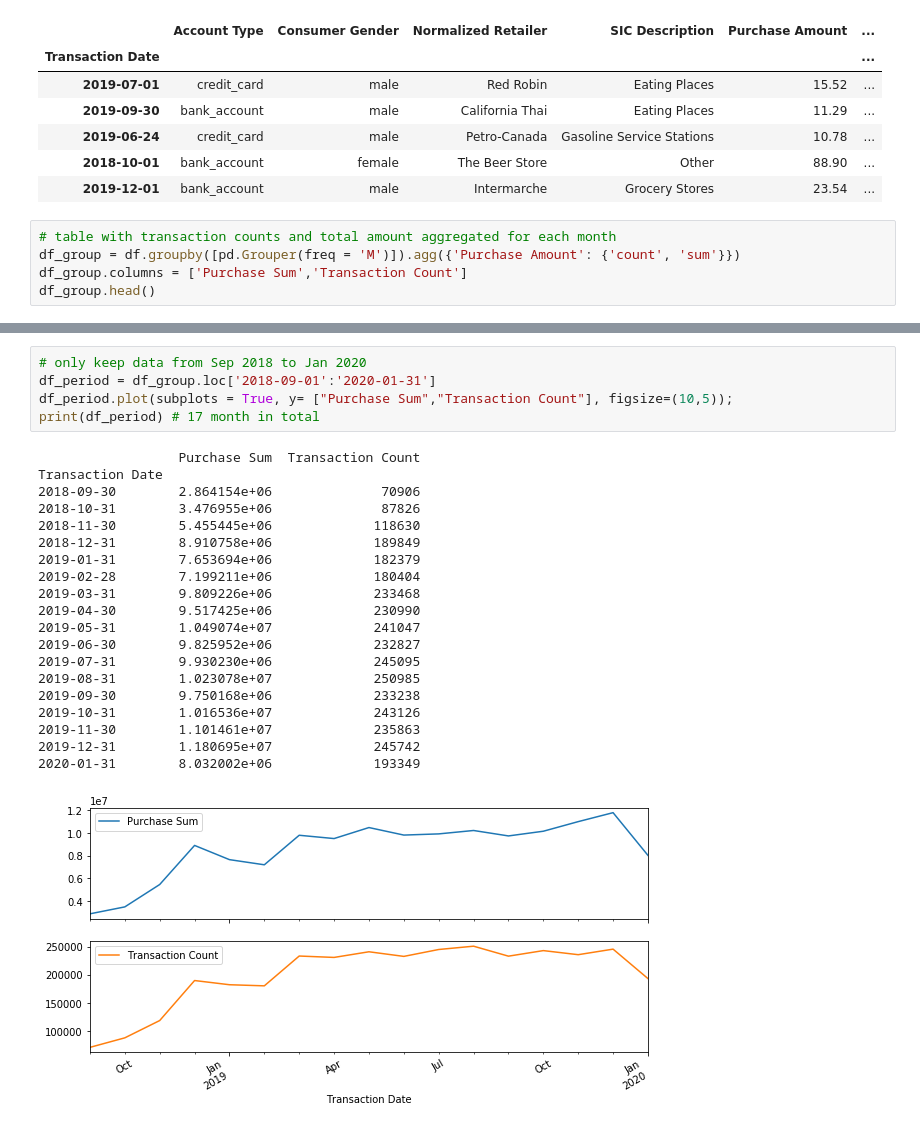
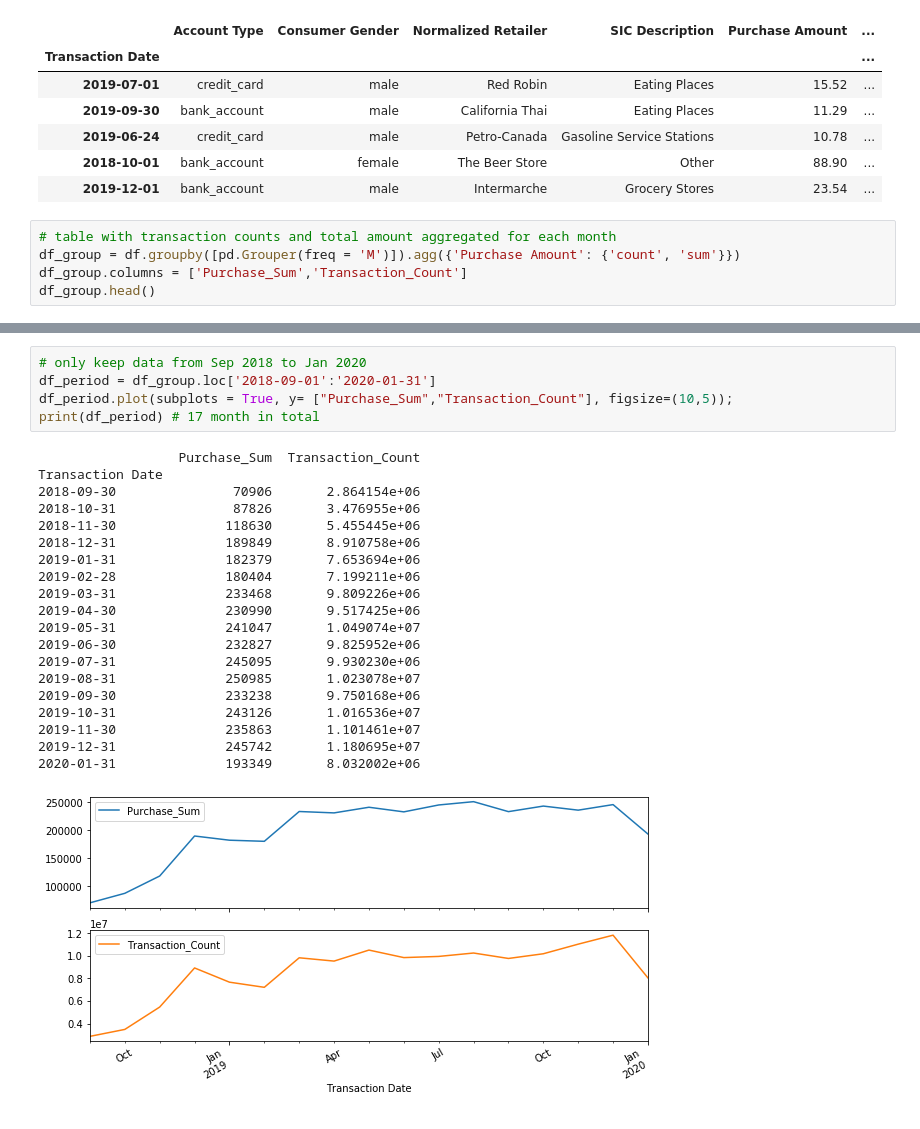
Before and after one commit to rui-zhang-ocean/Predict_Transactions, a Jupyter notebook: forecast_sales.ipynb, the cells around one changed output, grey strips where cells are left out. Saved outputs shown, nothing was run; the diff lists cells and outputs as text.

```diff
--- a/forecast_sales.ipynb
+++ b/forecast_sales.ipynb
@@ -22,6 +22,6 @@ df.head()
 # %%
 # table with transaction counts and total amount aggregated for each month
 df_group = df.groupby([pd.Grouper(freq = 'M')]).agg({'Purchase Amount': {'count', 'sum'}})
-df_group.columns = ['Purchase Sum','Transaction Count']
+df_group.columns = ['Purchase_Sum','Transaction_Count']
 df_group.head()
 # %% [output]
@@ -39,26 +39,26 @@ df_group.plot(subplots = True, y= ["Purchase Sum","Transaction Count"], figsize=
 # %%
 # only keep data from Sep 2018 to Jan 2020
 df_period = df_group.loc['2018-09-01':'2020-01-31']
-df_period.plot(subplots = True, y= ["Purchase Sum","Transaction Count"], figsize=(10,5));
+df_period.plot(subplots = True, y= ["Purchase_Sum","Transaction_Count"], figsize=(10,5));
 print(df_period) # 17 month in total
 # %% [output]
-                  Purchase Sum  Transaction Count
+                  Purchase_Sum  Transaction_Count
 Transaction Date
-2018-09-30        2.864154e+06              70906
-2018-10-31        3.476955e+06              87826
-2018-11-30        5.455445e+06             118630
-2018-12-31        8.910758e+06             189849
-2019-01-31        7.653694e+06             182379
-2019-02-28        7.199211e+06             180404
-2019-03-31        9.809226e+06             233468
-2019-04-30        9.517425e+06             230990
-2019-05-31        1.049074e+07             241047
-2019-06-30        9.825952e+06             232827
-2019-07-31        9.930230e+06             245095
-2019-08-31        1.023078e+07             250985
-2019-09-30        9.750168e+06             233238
-2019-10-31        1.016536e+07             243126
-2019-11-30        1.101461e+07             235863
-2019-12-31        1.180695e+07             245742
-2020-01-31        8.032002e+06             193349
+2018-09-30               70906       2.864154e+06
+2018-10-31               87826       3.476955e+06
+2018-11-30              118630       5.455445e+06
+2018-12-31              189849       8.910758e+06
+2019-01-31              182379       7.653694e+06
+2019-02-28              180404       7.199211e+06
+2019-03-31              233468       9.809226e+06
+2019-04-30              230990       9.517425e+06
+2019-05-31              241047       1.049074e+07
+2019-06-30              232827       9.825952e+06
+2019-07-31              245095       9.930230e+06
+2019-08-31              250985       1.023078e+07
+2019-09-30              233238       9.750168e+06
+2019-10-31              243126       1.016536e+07
+2019-11-30              235863       1.101461e+07
+2019-12-31              245742       1.180695e+07
+2020-01-31              193349       8.032002e+06
-[figure, old version]
+[figure, new version]
```
Also changed, not shown: parts of 5 cells of this notebook.
